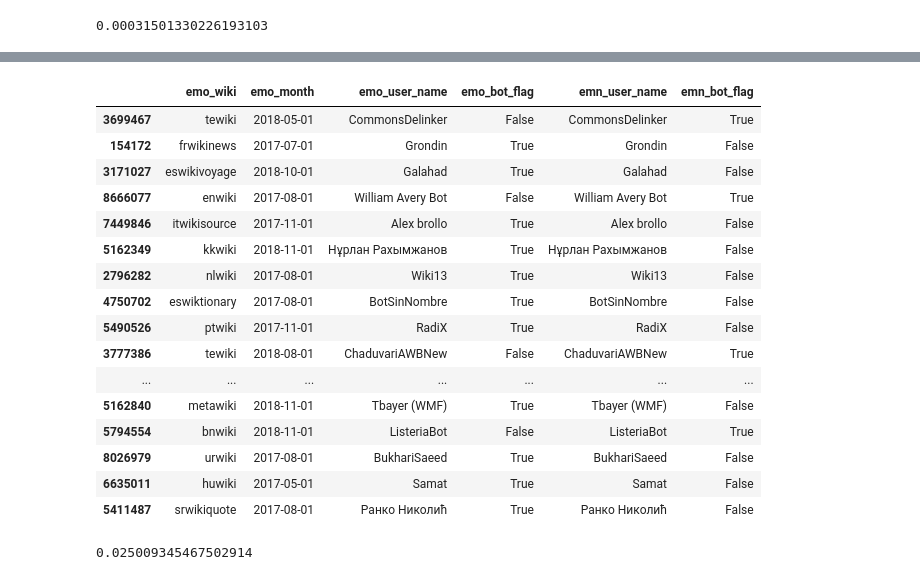
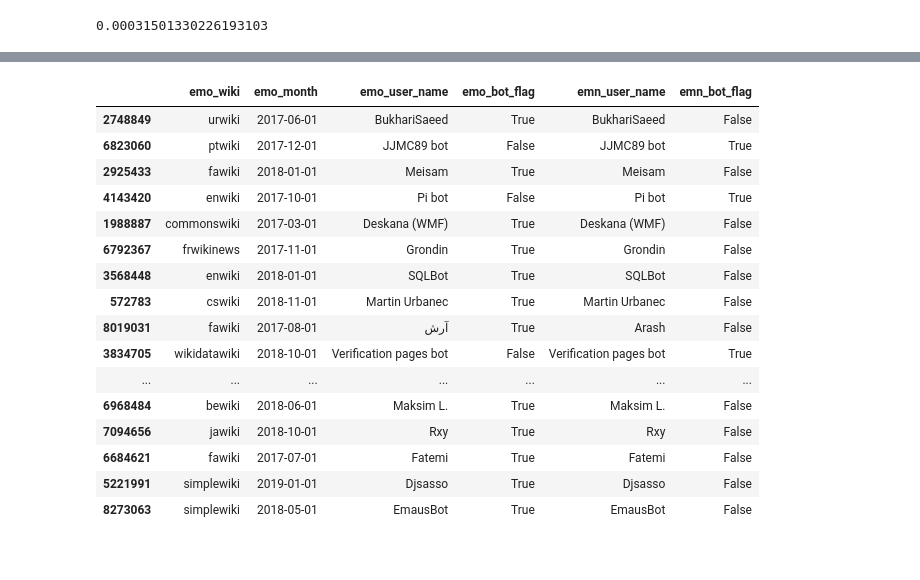
Before and after one commit to wikimedia-research/2019-02-active-editors-discrepancy, a Jupyter notebook: analysis.ipynb, the cells around one changed output, grey strips where cells are left out. Drawn from its saved outputs; the diff is of its cells as text; code cells hidden in the pictures.

```diff
--- a/analysis.ipynb
+++ b/analysis.ipynb
@@ -978,33 +957,29 @@ _35.iloc[0, 0]
 # %%
 bot_flag_columns = [
     "emo_wiki",
     "emo_month",
     "emo_user_name",
     "emo_bot_flag",
     "emn_user_name",
     "emn_bot_flag"
 ]
 
-.sample(20)[bot_flag_columns]
+differing_bot_flags.sample(20)[bot_flag_columns]
 # %% [output]
 |  | emo_wiki | emo_month | emo_user_name | emo_bot_flag | emn_user_name | emn_bot_flag |
-| 3699467 | tewiki | 2018-05-01 | CommonsDelinker | False | CommonsDelinker | True |
-| 154172 | frwikinews | 2017-07-01 | Grondin | True | Grondin | False |
-| 3171027 | eswikivoyage | 2018-10-01 | Galahad | True | Galahad | False |
-| 8666077 | enwiki | 2017-08-01 | William Avery Bot | False | William Avery Bot | True |
-| 7449846 | itwikisource | 2017-11-01 | Alex brollo | True | Alex brollo | False |
-| 5162349 | kkwiki | 2018-11-01 | Нұрлан Рахымжанов | True | Нұрлан Рахымжанов | False |
-| 2796282 | nlwiki | 2017-08-01 | Wiki13 | True | Wiki13 | False |
-| 4750702 | eswiktionary | 2017-08-01 | BotSinNombre | True | BotSinNombre | False |
-| 5490526 | ptwiki | 2017-11-01 | RadiX | True | RadiX | False |
-| 3777386 | tewiki | 2018-08-01 | ChaduvariAWBNew | False | ChaduvariAWBNew | True |
+| 2748849 | urwiki | 2017-06-01 | BukhariSaeed | True | BukhariSaeed | False |
+| 6823060 | ptwiki | 2017-12-01 | JJMC89 bot | False | JJMC89 bot | True |
+| 2925433 | fawiki | 2018-01-01 | Meisam | True | Meisam | False |
+| 4143420 | enwiki | 2017-10-01 | Pi bot | False | Pi bot | True |
+| 1988887 | commonswiki | 2017-03-01 | Deskana (WMF) | True | Deskana (WMF) | False |
+| 6792367 | frwikinews | 2017-11-01 | Grondin | True | Grondin | False |
+| 3568448 | enwiki | 2018-01-01 | SQLBot | True | SQLBot | False |
+| 572783 | cswiki | 2018-11-01 | Martin Urbanec | True | Martin Urbanec | False |
+| 8019031 | fawiki | 2017-08-01 | آرش | True | Arash | False |
+| 3834705 | wikidatawiki | 2018-10-01 | Verification pages bot | False | Verification pages bot | True |
 | ... | ... | ... | ... | ... | ... | ... |
-| 5162840 | metawiki | 2018-11-01 | Tbayer (WMF) | True | Tbayer (WMF) | False |
-| 5794554 | bnwiki | 2018-11-01 | ListeriaBot | False | ListeriaBot | True |
-| 8026979 | urwiki | 2017-08-01 | BukhariSaeed | True | BukhariSaeed | False |
-| 6635011 | huwiki | 2017-05-01 | Samat | True | Samat | False |
-| 5411487 | srwikiquote | 2017-08-01 | Ранко Николић | True | Ранко Николић | False |
+| 6968484 | bewiki | 2018-06-01 | Maksim L. | True | Maksim L. | False |
+| 7094656 | jawiki | 2018-10-01 | Rxy | True | Rxy | False |
+| 6684621 | fawiki | 2017-07-01 | Fatemi | True | Fatemi | False |
+| 5221991 | simplewiki | 2019-01-01 | Djsasso | True | Djsasso | False |
+| 8273063 | simplewiki | 2018-05-01 | EmausBot | True | EmausBot | False |
-# %%
-len(matched_rows.query("emo_user_registration != emn_user_registration")) / rows
-# %% [output]
-0.025009345467502914
```
Also changed, not shown: parts of 8 cells of this notebook.
